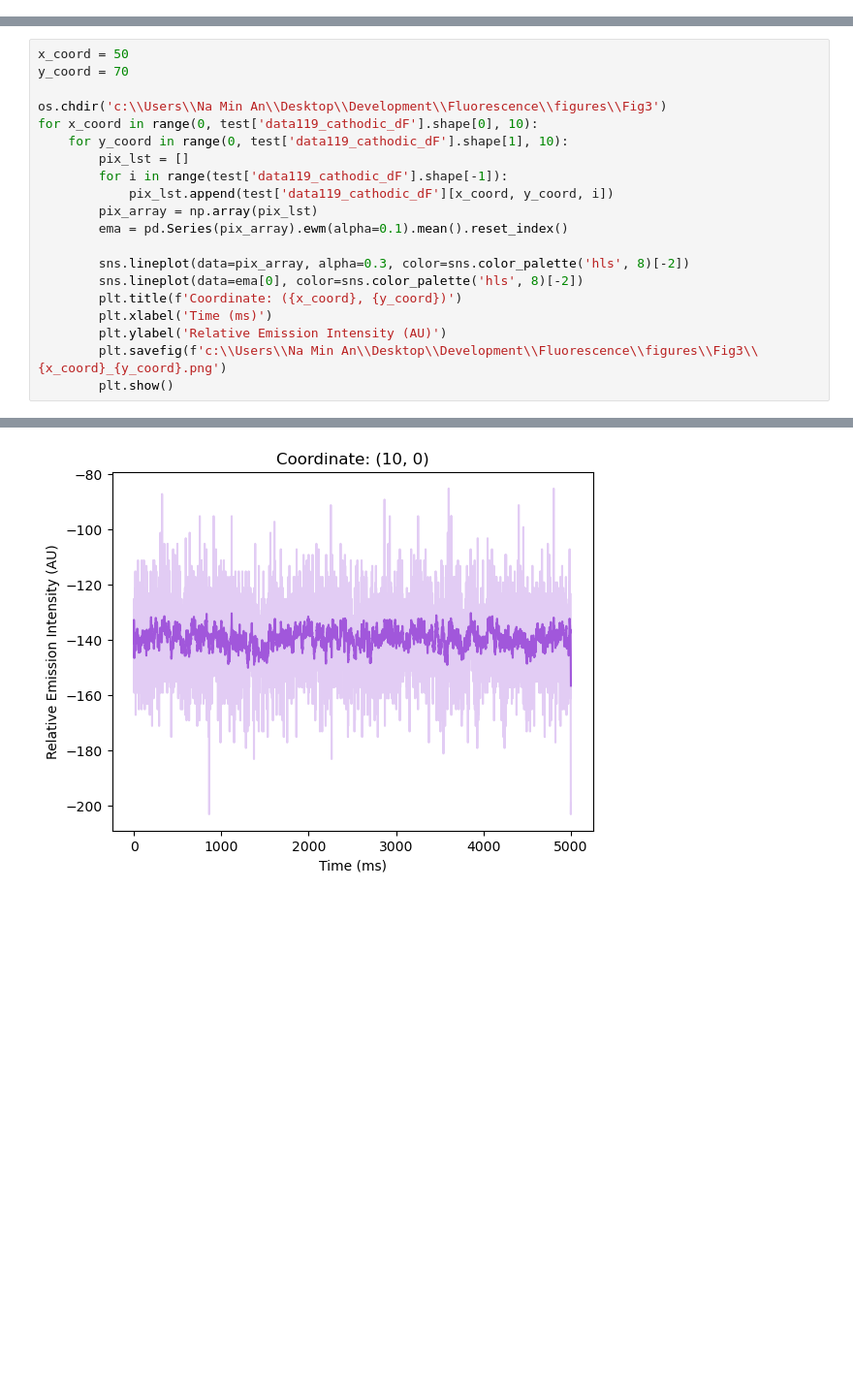
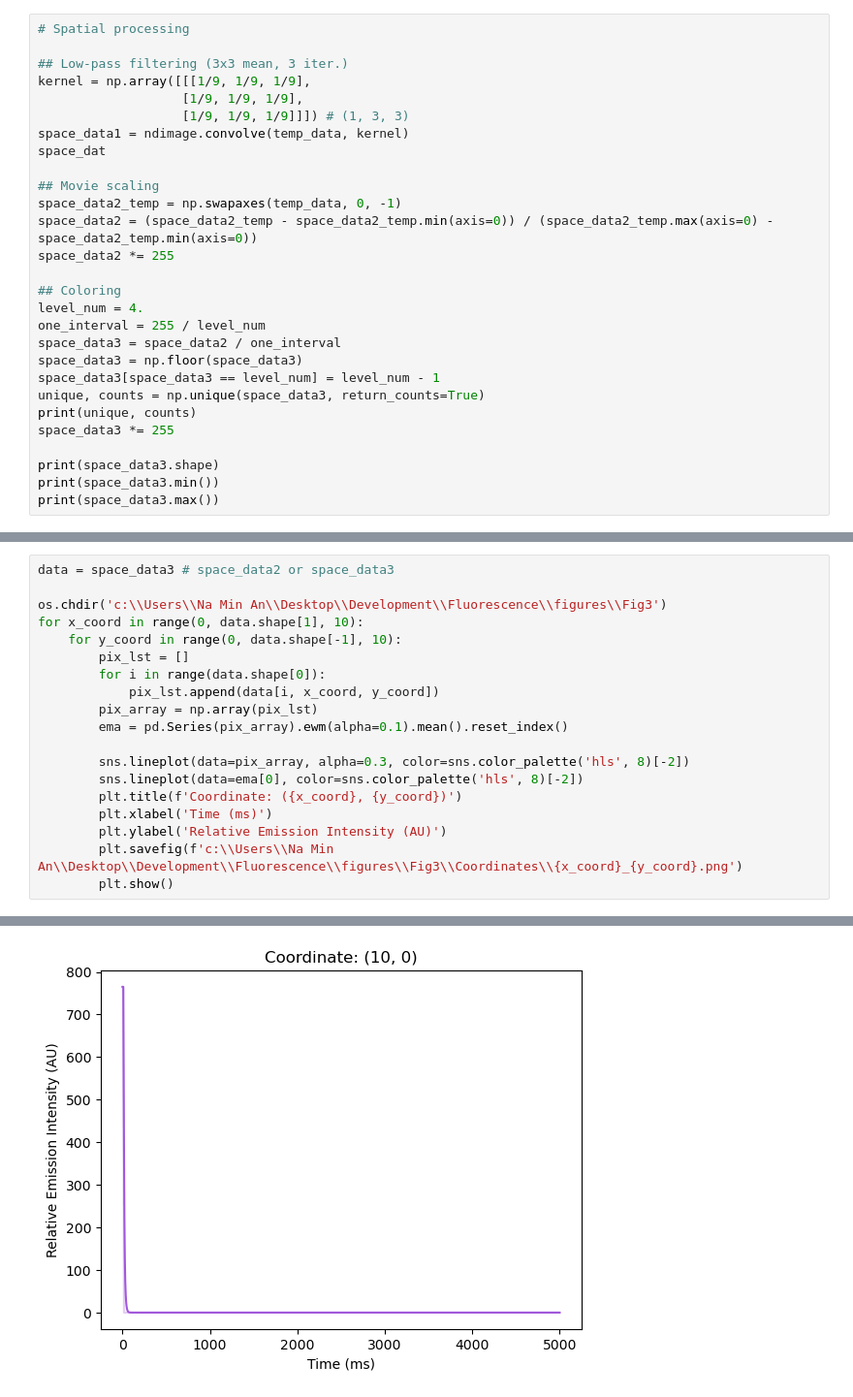
Before and after one commit to namin-an/Fluorescence, a Jupyter notebook: Notebooks/Light_Intensity_Detection.ipynb, the cells around one changed output, grey strips where cells are left out. Shown at 97% size. Cells and saved outputs as stored; diff of their text form; blank space fills up the shorter version.

```diff
--- a/Notebooks/Light_Intensity_Detection.ipynb
+++ b/Notebooks/Light_Intensity_Detection.ipynb
@@ -125,0 +81,28 @@ plt.show()
+# %%
+# Spatial processing
+
+## Low-pass filtering (3x3 mean, 3 iter.)
+kernel = np.array([[[1/9, 1/9, 1/9],
+                   [1/9, 1/9, 1/9],
+                   [1/9, 1/9, 1/9]]]) # (1, 3, 3)
+space_data1 = ndimage.convolve(temp_data, kernel)
+space_dat
+
+## Movie scaling
+space_data2_temp = np.swapaxes(temp_data, 0, -1)
+space_data2 = (space_data2_temp - space_data2_temp.min(axis=0)) / (space_data2_temp.max(axis=0) - space_data2_temp.min(axis=0))
+space_data2 *= 255
+
+## Coloring
+level_num = 4.
+one_interval = 255 / level_num
+space_data3 = space_data2 / one_interval
+space_data3 = np.floor(space_data3)
+space_data3[space_data3 == level_num] = level_num - 1
+unique, counts = np.unique(space_data3, return_counts=True)
+print(unique, counts)
+space_data3 *= 255
+
+print(space_data3.shape)
+print(space_data3.min())
+print(space_data3.max())
@@ -126,13 +160,12 @@ plt.show()
 # %%
-x_coord = 50
-y_coord = 70
+data = space_data3 # space_data2 or space_data3
 
 os.chdir('c:\\Users\\Na Min An\\Desktop\\Development\\Fluorescence\\figures\\Fig3')
-for x_coord in range(0, test['data119_cathodic_dF'].shape[0], 10):
-    for y_coord in range(0, test['data119_cathodic_dF'].shape[1], 10):
+for x_coord in range(0, data.shape[1], 10):
+    for y_coord in range(0, data.shape[-1], 10):
         pix_lst = []
-        for i in range(test['data119_cathodic_dF'].shape[-1]):
-            pix_lst.append(test['data119_cathodic_dF'][x_coord, y_coord, i])
+        for i in range(data.shape[0]):
+            pix_lst.append(data[i, x_coord, y_coord])
         pix_array = np.array(pix_lst)
         ema = pd.Series(pix_array).ewm(alpha=0.1).mean().reset_index()
 
@@ -141,6 +174,6 @@ for x_coord in range(0, test['data119_cathodic_dF'].shape[0], 10):
         plt.title(f'Coordinate: ({x_coord}, {y_coord})')
         plt.xlabel('Time (ms)')
         plt.ylabel('Relative Emission Intensity (AU)')
-        plt.savefig(f'c:\\Users\\Na Min An\\Desktop\\Development\\Fluorescence\\figures\\Fig3\\{x_coord}_{y_coord}.png')
+        plt.savefig(f'c:\\Users\\Na Min An\\Desktop\\Development\\Fluorescence\\figures\\Fig3\\Coordinates\\{x_coord}_{y_coord}.png')
         plt.show()
 # %% [output]
@@ -155 +188 @@ for x_coord in range(0, test['data119_cathodic_dF'].shape[0], 10):
-[figure, old version]
+[figure, new version]
```
Also changed, not shown: parts of 14 cells of this notebook.
